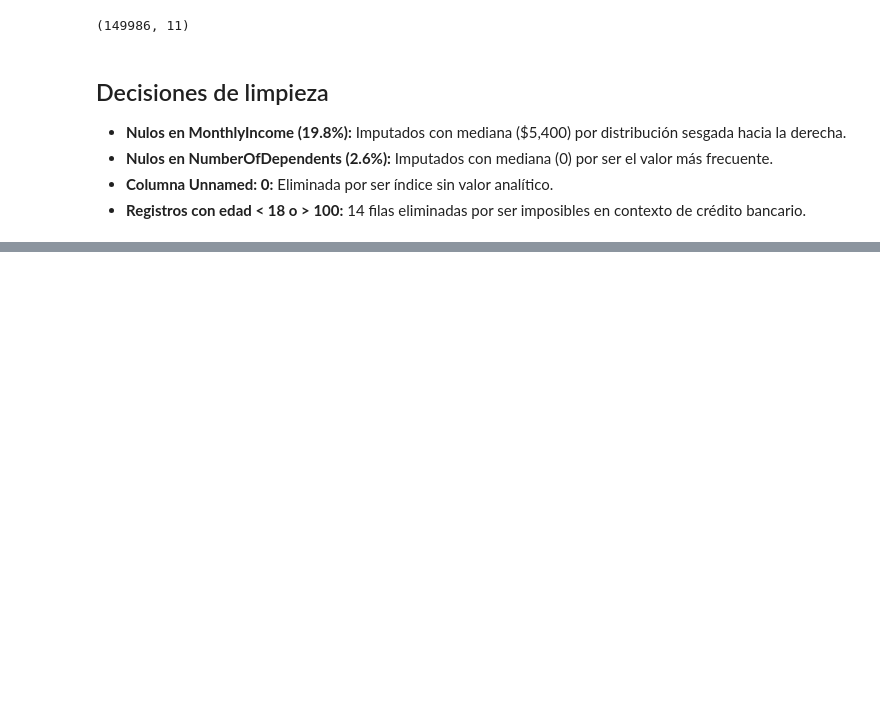
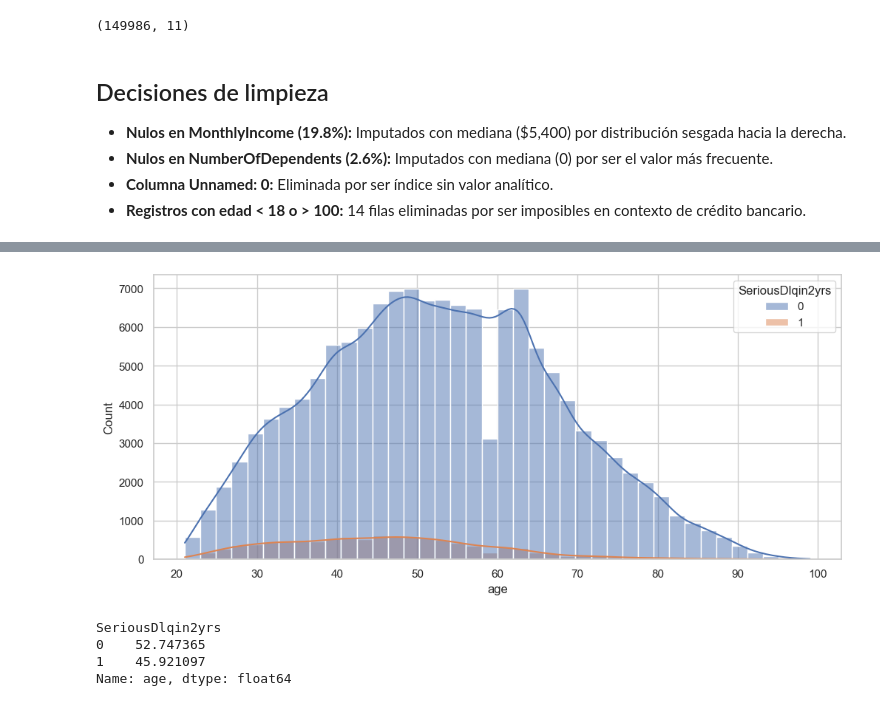
Before and after one commit to nilsondelacruz/credit-risk-analysis, a Jupyter notebook: notebooks/01_eda.ipynb, the cells around one changed output, grey strips where cells are left out. Saved outputs shown, nothing was run; the diff lists cells and outputs as text; code cells hidden in the pictures; blank space fills up the shorter version.

Commit message:
Exploracion de las variables

```diff
--- a/notebooks/01_eda.ipynb
+++ b/notebooks/01_eda.ipynb
@@ -163,0 +203,20 @@ print(df.shape)
+# %%
+#Vamos analizar la variable edad o age
+
+plt.figure(figsize=(12,5))
+
+sns.histplot(data=df, x='age', hue='SeriousDlqin2yrs', bins = 40, kde=True, alpha=0.5)
+plt.title('Distribución de edad por clase')
+plt.xlabel('Edad')
+plt.ylabel('Cantidad')
+plt.show()
+# %% [output]
+[figure, added]
+# %%
+#Vamos a calcular la edad promedio de cada grupo
+print(df.groupby(by='SeriousDlqin2yrs')['age'].mean())
+# %% [output]
+SeriousDlqin2yrs
+0    52.747365
+1    45.921097
+Name: age, dtype: float64
```
Also changed, not shown: parts of 12 cells of this notebook.
